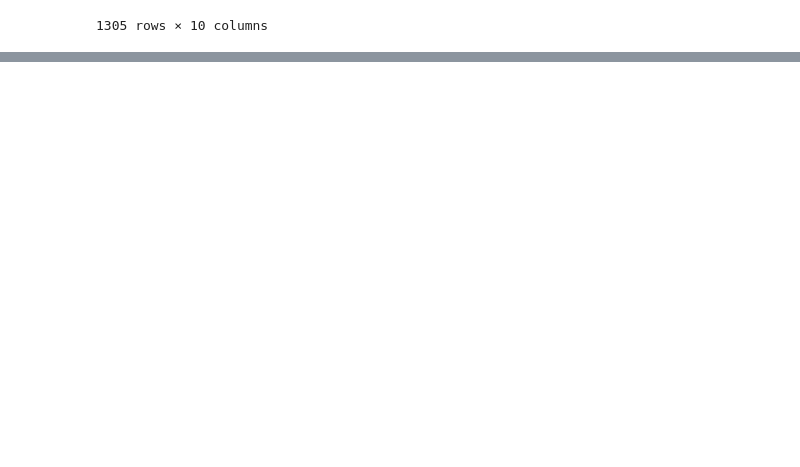
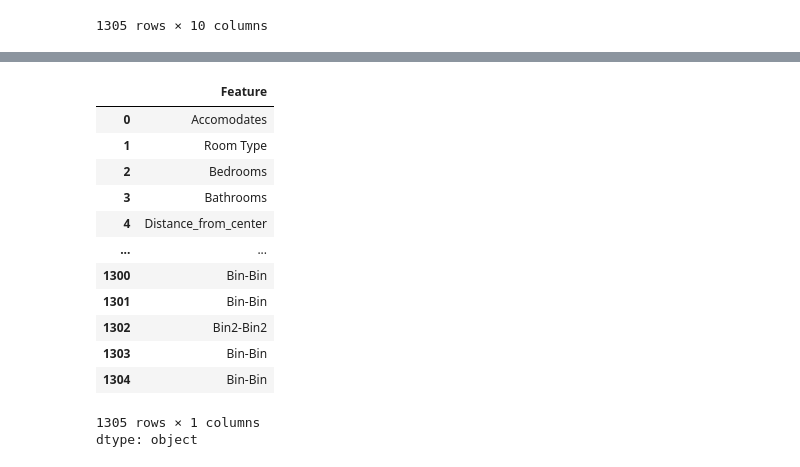
Before and after one commit to IlyaZutler/Cancer-Data, a Jupyter notebook: 7 test new .ipynb, the cells around one changed output, grey strips where cells are left out. Saved outputs shown, nothing was run; the diff lists cells and outputs as text; code cells hidden in the pictures; blank space fills up the shorter version.

```diff
--- a/7 test new .ipynb
+++ b/7 test new .ipynb
@@ -504,0 +353,17 @@ And if memory is not enough, you can set `force_col_wise=true`.
+# %%
+feature_importance_onehot.iloc[:,2]
+# %% [output]
+|  | Feature |
+| 0 | Accomodates |
+| 1 | Room Type |
+| 2 | Bedrooms |
+| 3 | Bathrooms |
+| 4 | Distance_from_center |
+| ... | ... |
+| 1300 | Bin-Bin |
+| 1301 | Bin-Bin |
+| 1302 | Bin2-Bin2 |
+| 1303 | Bin-Bin |
+| 1304 | Bin-Bin |
+1305 rows × 1 columns
+dtype: object
```
Also changed, not shown: parts of 7 cells of this notebook.
